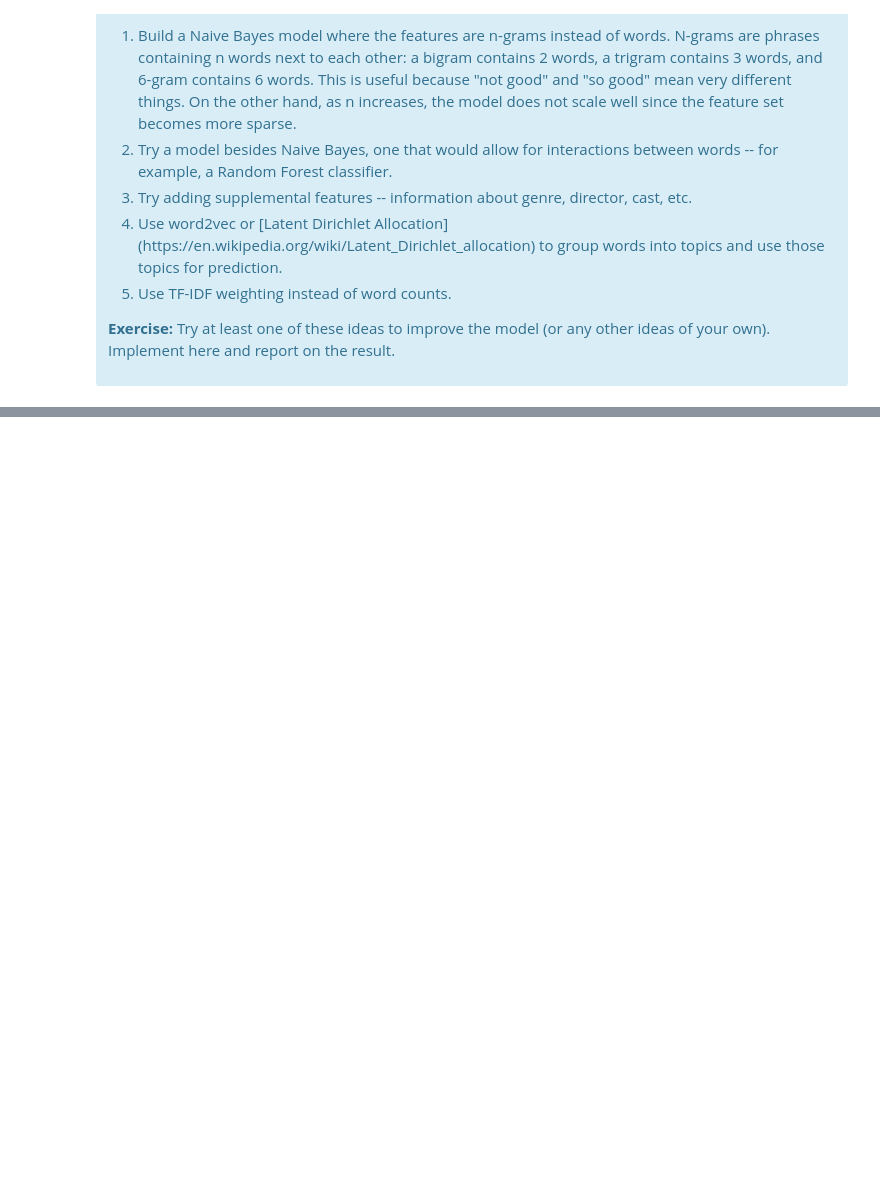
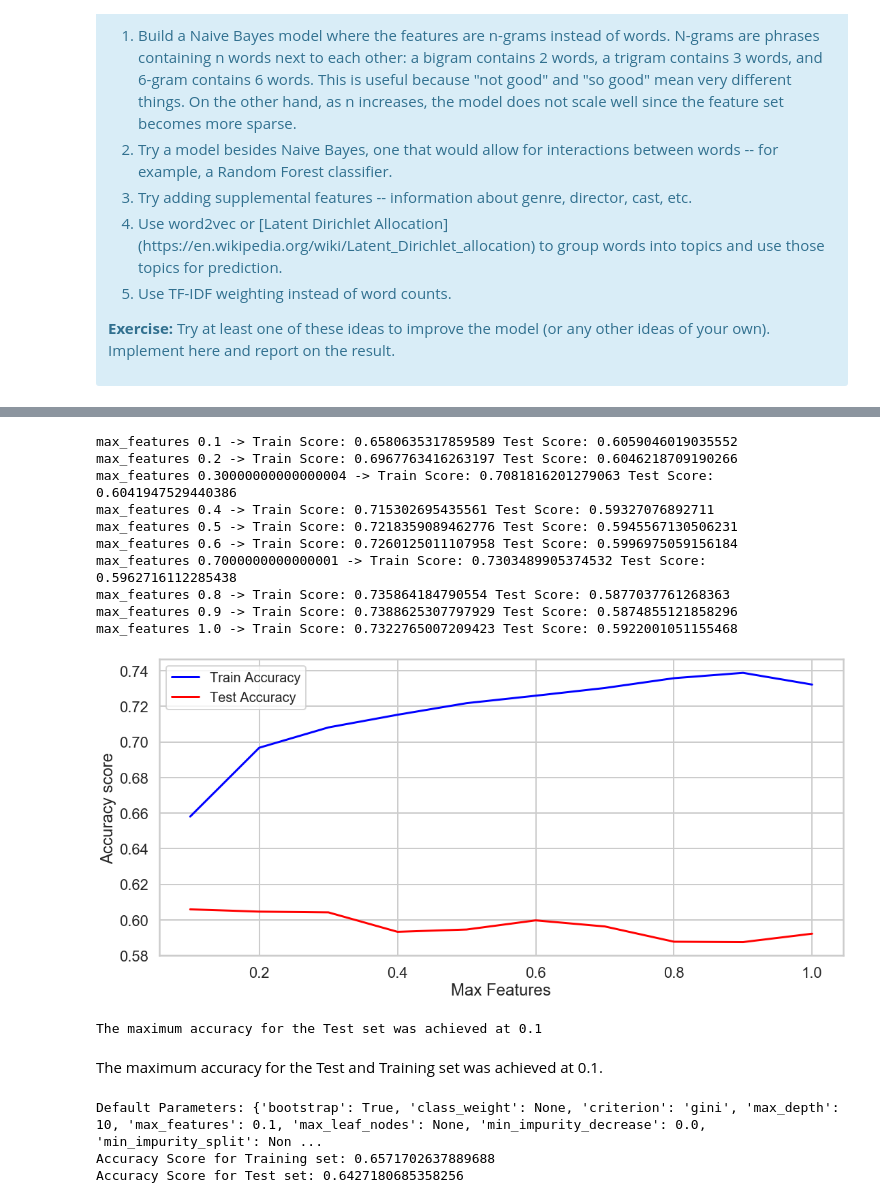
Before and after one commit to Germoe/sb_intermediate_course, a Jupyter notebook: exercises/Predicting Movie Ratings (Naive Bayes)/Mini_Project_Naive_Bayes.ipynb, the cells around one changed output, grey strips where cells are left out. Cells and saved outputs as stored; diff of their text form; code cells hidden in the pictures; blank space fills up the shorter version.

```diff
--- a/exercises/Predicting Movie Ratings (Naive Bayes)/Mini_Project_Naive_Bayes.ipynb
+++ b/exercises/Predicting Movie Ratings (Naive Bayes)/Mini_Project_Naive_Bayes.ipynb
@@ -619,0 +693,46 @@ There are several additional things we could try. Try some of these as exercises
+# %%
+best_max_depth = 10
+# %%
+len_features = len(X[0].toarray()[0])
+max_features_ls = np.linspace(0.1, 1, 10)
+train_results = []
+test_results = []
+
+maxscore = -np.inf
+best_max_features = None
+
+for max_features in max_features_ls:
+    rf = RandomForestClassifier(n_estimators=10, max_depth=best_max_depth, max_features=max_features)
+    rf.fit(X_train, y_train)
+    train_score, test_score = cv_score_full(rf,Xtrainthis,ytrainthis,accuracy_scoring)
+    print("max_features {} -> Train Score: {} Test Score: {}".format(max_features,train_score,test_score))
+    train_results.append(train_score)
+    test_results.append(test_score)
+    if test_score > maxscore:
+        maxscore = test_score
+        best_max_features = max_features
+
+fig = plt.figure(figsize=(18,8))
+line1 = plt.plot(max_features_ls, train_results, 'b', label='Train Accuracy')
+line2 = plt.plot(max_features_ls, test_results, 'r', label='Test Accuracy')
+plt.ylabel('Accuracy score')
+plt.xlabel('Max Features')
+plt.legend(fontsize='small')
+plt.show()
+
+print('The maximum accuracy for the Test set was achieved at {}'.format(best_max_features))
+# %% [output]
+max_features 0.1 -> Train Score: 0.6580635317859589 Test Score: 0.6059046019035552
+max_features 0.2 -> Train Score: 0.6967763416263197 Test Score: 0.6046218709190266
+max_features 0.30000000000000004 -> Train Score: 0.7081816201279063 Test Score: 0.6041947529440386
+max_features 0.4 -> Train Score: 0.715302695435561 Test Score: 0.59327076892711
+max_features 0.5 -> Train Score: 0.7218359089462776 Test Score: 0.5945567130506231
+max_features 0.6 -> Train Score: 0.7260125011107958 Test Score: 0.5996975059156184
+max_features 0.7000000000000001 -> Train Score: 0.7303489905374532 Test Score: 0.5962716112285438
+max_features 0.8 -> Train Score: 0.735864184790554 Test Score: 0.5877037761268363
+max_features 0.9 -> Train Score: 0.7388625307797929 Test Score: 0.5874855121858296
+max_features 1.0 -> Train Score: 0.7322765007209423 Test Score: 0.5922001051155468
+[figure, added]
+The maximum accuracy for the Test set was achieved at 0.1
+# %% [markdown]
+The maximum accuracy for the Test and Training set was achieved at 0.1.
@@ -619,0 +741,14 @@ There are several additional things we could try. Try some of these as exercises
+# %%
+# With optimized parameters
+rf = RandomForestClassifier(n_estimators=100,max_depth=best_max_depth,max_features=best_max_features)
+
+rf.fit(X_train,y_train)
+
+y_pred_train = rf.predict(X_train)
+y_pred_test = rf.predict(X_test)
+print("Default Parameters: {}".format(rf.get_params()))
+print("Accuracy Score for Training set: {}\nAccuracy Score for Test set: {}".format(accuracy_score(y_train,y_pred_train),accuracy_score(y_test,y_pred_test)))
+# %% [output]
+Default Parameters: {'bootstrap': True, 'class_weight': None, 'criterion': 'gini', 'max_depth': 10, 'max_features': 0.1, 'max_leaf_nodes': None, 'min_impurity_decrease': 0.0, 'min_impurity_split': Non ...
+Accuracy Score for Training set: 0.6571702637889688
+Accuracy Score for Test set: 0.6427180685358256
```
Also changed, not shown: parts of 26 cells of this notebook.
